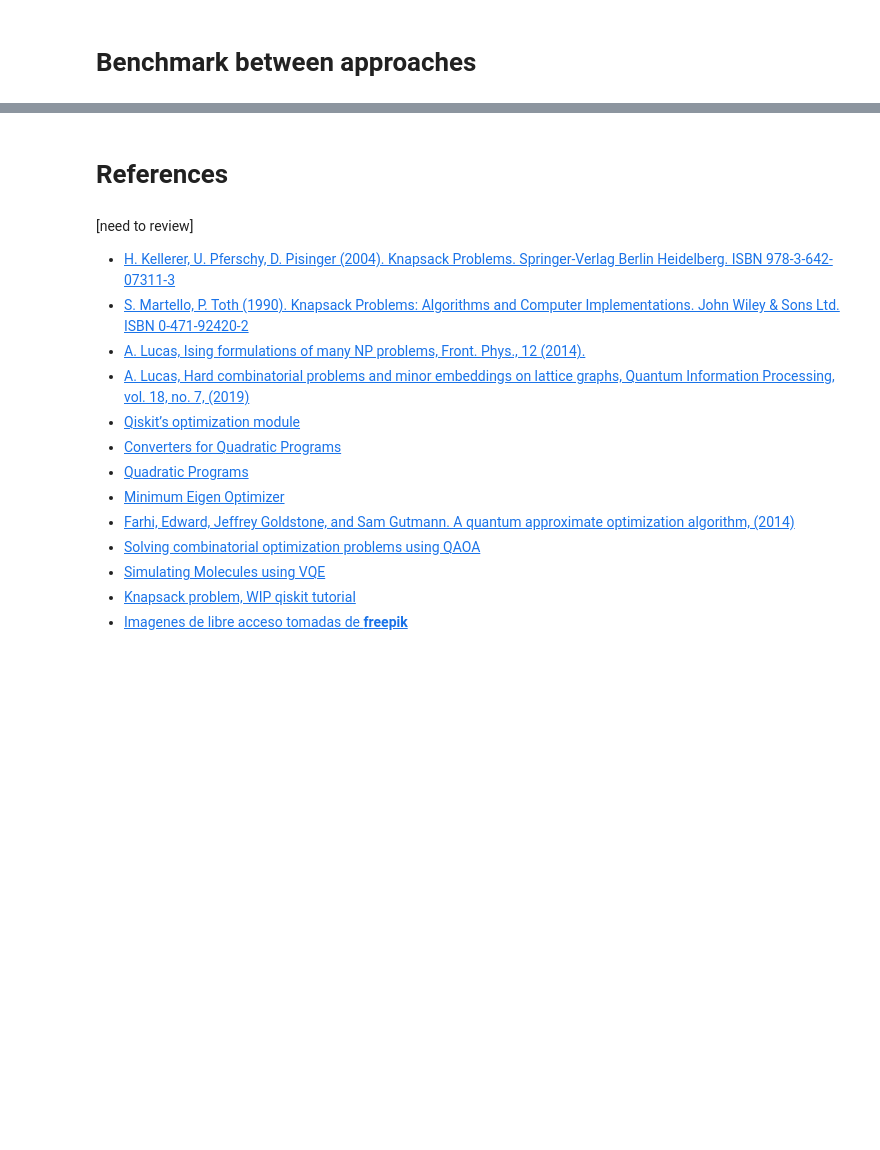
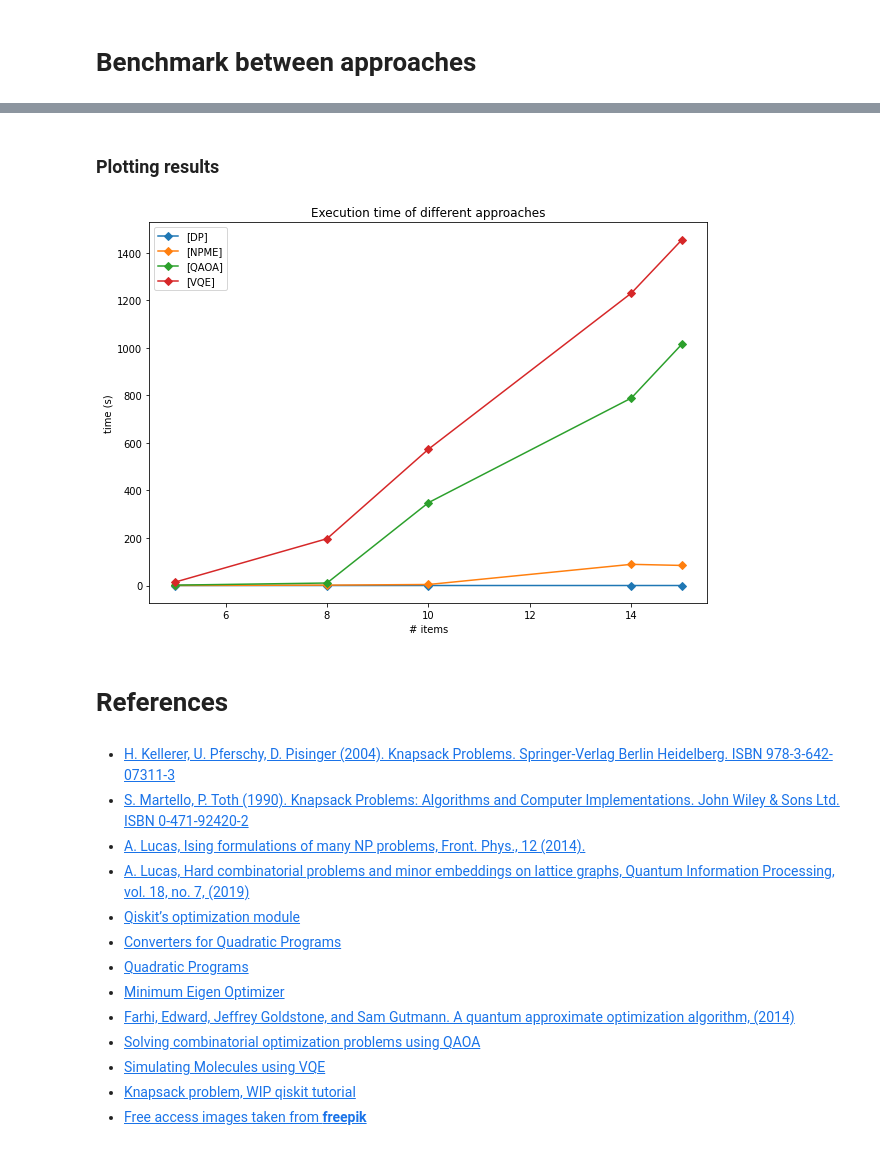
Before and after one commit to clausia/knapsack-qkd, a Jupyter notebook: czm/1 - Knapsack Problem.ipynb, the cells around one changed output, grey strips where cells are left out. Cells and saved outputs as stored; diff of their text form; code cells hidden in the pictures; blank space fills up the shorter version.

```diff
--- a/czm/1 - Knapsack Problem.ipynb
+++ b/czm/1 - Knapsack Problem.ipynb
@@ -524,0 +665,18 @@ time: 11.874231100082397
+# %%
+problems_sizes = [N_1, N_2, N_3, N_4, N_5]
+times = []
+
+print("** Problem 1 **\n\n")
+times.append(knapsackDiffApproaches(val_1, wt_1, W_1, N_1))
+print("\n= = = = = = = = = = = = = = = = = = = = = = = = = = = = = = = = = = = = =\n\n")
+print("** Problem 2 **\n\n")
+times.append(knapsackDiffApproaches(val_2, wt_2, W_2, N_2))
+print("\n= = = = = = = = = = = = = = = = = = = = = = = = = = = = = = = = = = = = =\n\n")
+print("** Problem 3 **\n\n")
+times.append(knapsackDiffApproaches(val_3, wt_3, W_3, N_3))
+print("\n= = = = = = = = = = = = = = = = = = = = = = = = = = = = = = = = = = = = =\n\n")
+print("** Problem 4 **\n\n")
+times.append(knapsackDiffApproaches(val_4, wt_4, W_4, N_4))
+print("\n= = = = = = = = = = = = = = = = = = = = = = = = = = = = = = = = = = = = =\n\n")
+print("** Problem 5 **\n\n")
+times.append(knapsackDiffApproaches(val_5, wt_5, W_5, N_5))
@@ -525,8 +701,25 @@ time: 11.874231100082397
+# %% [markdown]
+### Plotting results
+# %%
+import matplotlib.pyplot as plt
+
+plt.figure(figsize=(10, 7), facecolor='white')
+plt.plot(problems_sizes, [i[0] for i in times], marker="D", label="[DP]")
+plt.plot(problems_sizes, [i[1] for i in times], marker="D", label="[NPME]")
+plt.plot(problems_sizes, [i[2] for i in times], marker="D", label="[QAOA]")
+plt.plot(problems_sizes, [i[3] for i in times], marker="D", label="[VQE]")
+
+plt.title("Execution time of different approaches")
+plt.xlabel('# items')
+plt.ylabel('time (s)')
+plt.legend()
+plt.show()
+# %% [output]
+[figure, added]
 # %% [markdown]
 <a id="refs"></a>
 # References
 # %% [markdown]
-[need to review]
 - [H. Kellerer, U. Pferschy, D. Pisinger (2004). Knapsack Problems. Springer-Verlag Berlin Heidelberg. ISBN 978-3-642-07311-3](https://www.springer.com/gp/book/9783540402862)
 - [S. Martello, P. Toth (1990). Knapsack Problems: Algorithms and Computer Implementations. John Wiley & Sons Ltd. ISBN 0-471-92420-2](https://books.google.com/books/about/Knapsack_Problems.html?id=0dhQAAAAMAAJ)
 - [A. Lucas, Ising formulations of many NP problems, Front. Phys., 12 (2014).](https://arxiv.org/abs/1302.5843)
@@ -539,4 +732,4 @@ time: 11.874231100082397
 - [Solving combinatorial optimization problems using QAOA](https://qiskit.org/textbook/ch-applications/qaoa.html#Combinatorial-Optimization-Problem)
 - [Simulating Molecules using VQE](https://qiskit.org/textbook/ch-applications/vqe-molecules.html)
 - [Knapsack problem, WIP qiskit tutorial](https://github.com/Qiskit/qiskit-optimization/pull/202)
-- [Imagenes de libre acceso tomadas de **freepik**](https://www.freepik.com/)
+- [Free access images taken from **freepik**](https://www.freepik.com/)
```
Also changed, not shown: parts of 18 cells of this notebook, 1 other file.
